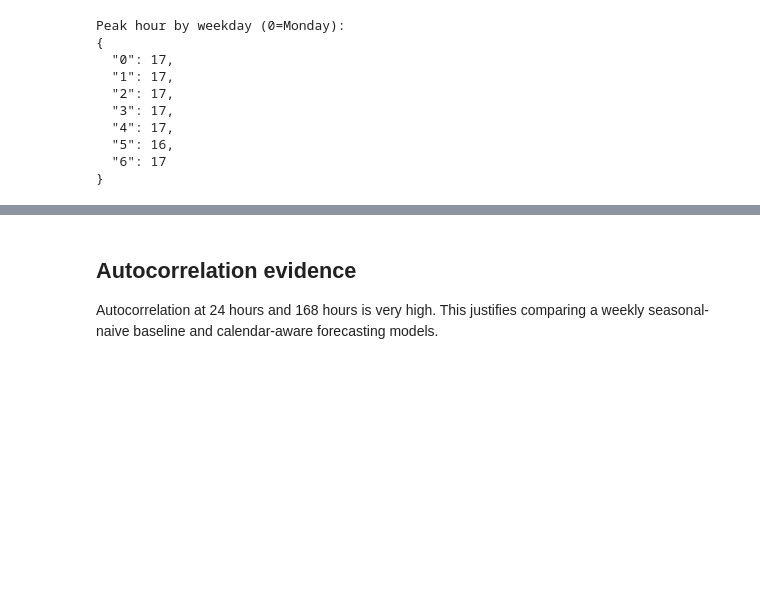
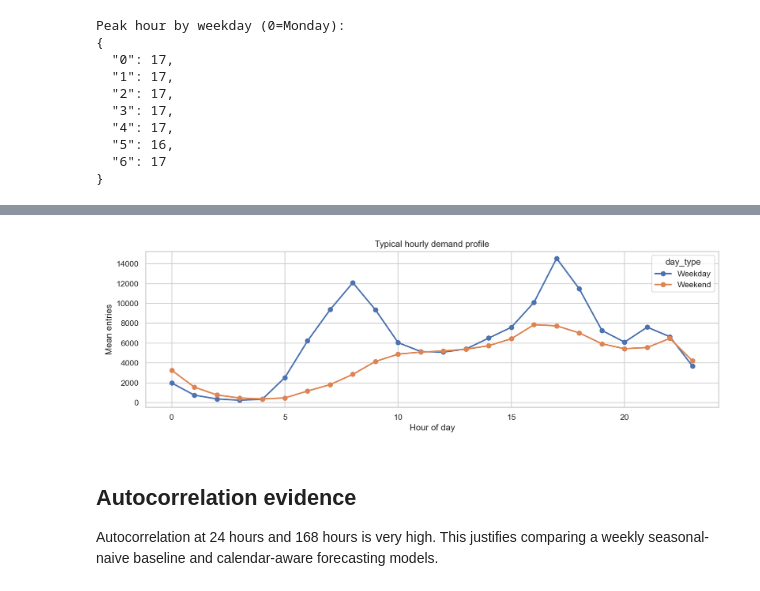
Before and after one commit to shivrajkadam24-a11y/TSDA-Mini-Project, a Jupyter notebook: notebooks/01_eda_and_diagnostics.ipynb, the cells around one changed output, grey strips where cells are left out. Cells and saved outputs as stored; diff of their text form; code cells hidden in the pictures; blank space fills up the shorter version.

```diff
--- a/notebooks/01_eda_and_diagnostics.ipynb
+++ b/notebooks/01_eda_and_diagnostics.ipynb
@@ -43,3 +53,8 @@ Peak hour by weekday (0=Monday):
+# %%
+# Compare typical hourly weekday and weekend demand
+profile = df.groupby(['is_weekend', 'hour']).ridership.mean()
+# %% [output]
+[figure, added]
 # %% [markdown]
 ## Autocorrelation evidence
 
```
Also changed, not shown: parts of 4 cells of this notebook, 12 other files.
